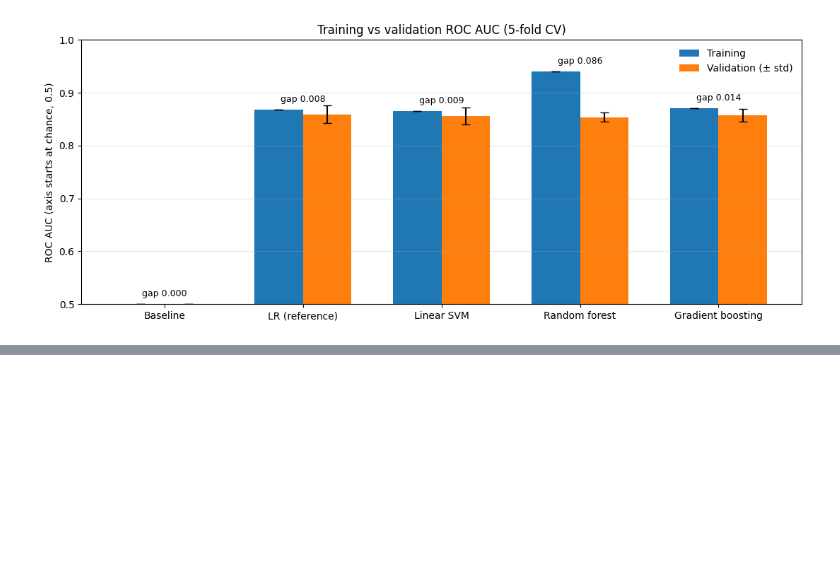
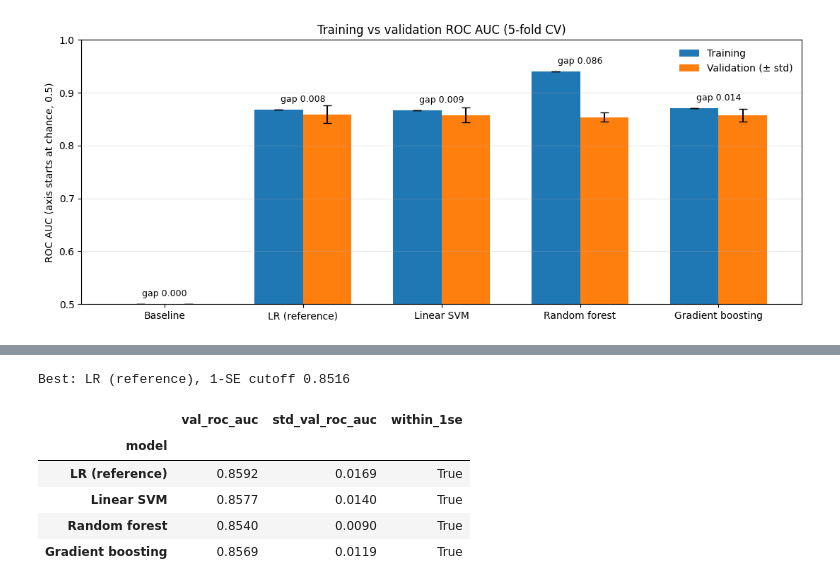
Before and after one commit to Lightfoot7/A.I.-Best-Team, a Jupyter notebook: Main (2).ipynb, the cells around one changed output, grey strips where cells are left out. Drawn from its saved outputs; the diff is of its cells as text; code cells hidden in the pictures; blank space fills up the shorter version.

```diff
--- a/Main (2).ipynb
+++ b/Main (2).ipynb
@@ -879,3 +906,20 @@ threshold_at_recall(models)
+# %%
+# 1-SE rule
+res = pd.DataFrame(rows).set_index("model").drop(index="Baseline")
+best = res["val_roc_auc"].idxmax()
+se = res.loc[best, "std_val_roc_auc"] / np.sqrt(5)
+cutoff = res.loc[best, "val_roc_auc"] - se
+res["within_1se"] = res["val_roc_auc"] >= cutoff
+print(f"Best: {best}, 1-SE cutoff {cutoff:.4f}")
+res[["val_roc_auc", "std_val_roc_auc", "within_1se"]].round(4)
+# %% [output]
+Best: LR (reference), 1-SE cutoff 0.8516
+|  | val_roc_auc | std_val_roc_auc | within_1se |
+| model |  |  |  |
+| LR (reference) | 0.8592 | 0.0169 | True |
+| Linear SVM | 0.8577 | 0.0140 | True |
+| Random forest | 0.8540 | 0.0090 | True |
+| Gradient boosting | 0.8569 | 0.0119 | True |
 # %%
 # Final Test PLEASE ONLY CALL ONCE FOR SELECTED MODEL
 
```
Also changed, not shown: parts of 7 cells of this notebook.
